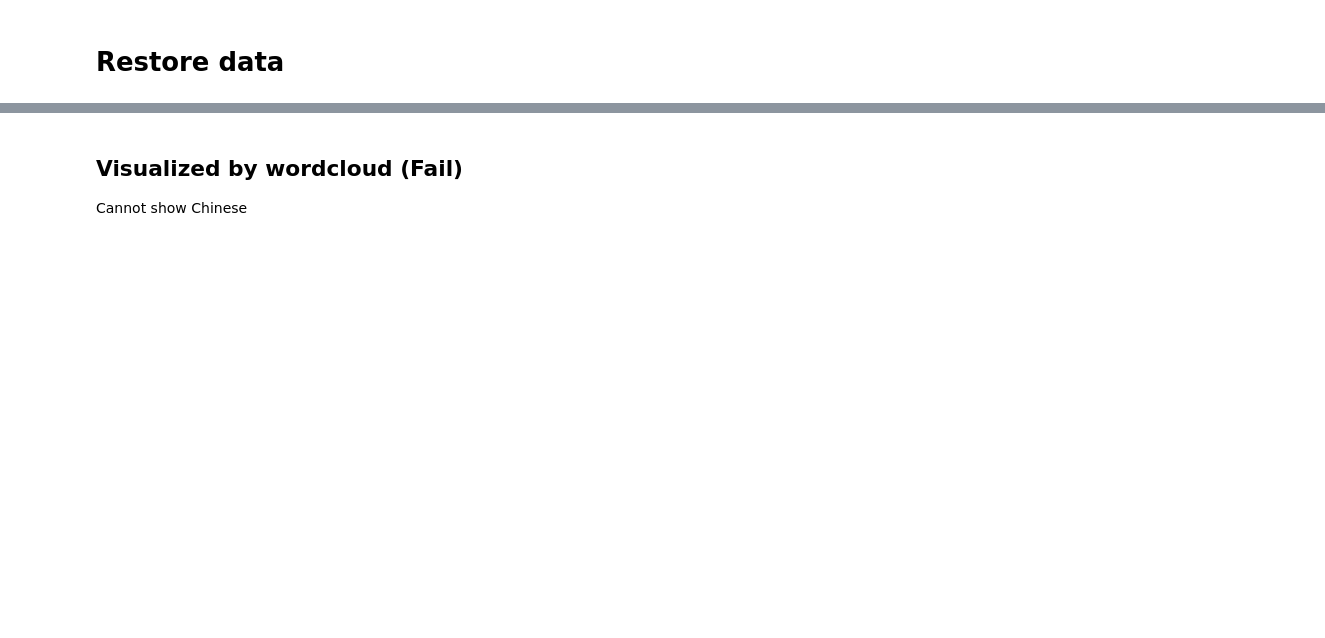
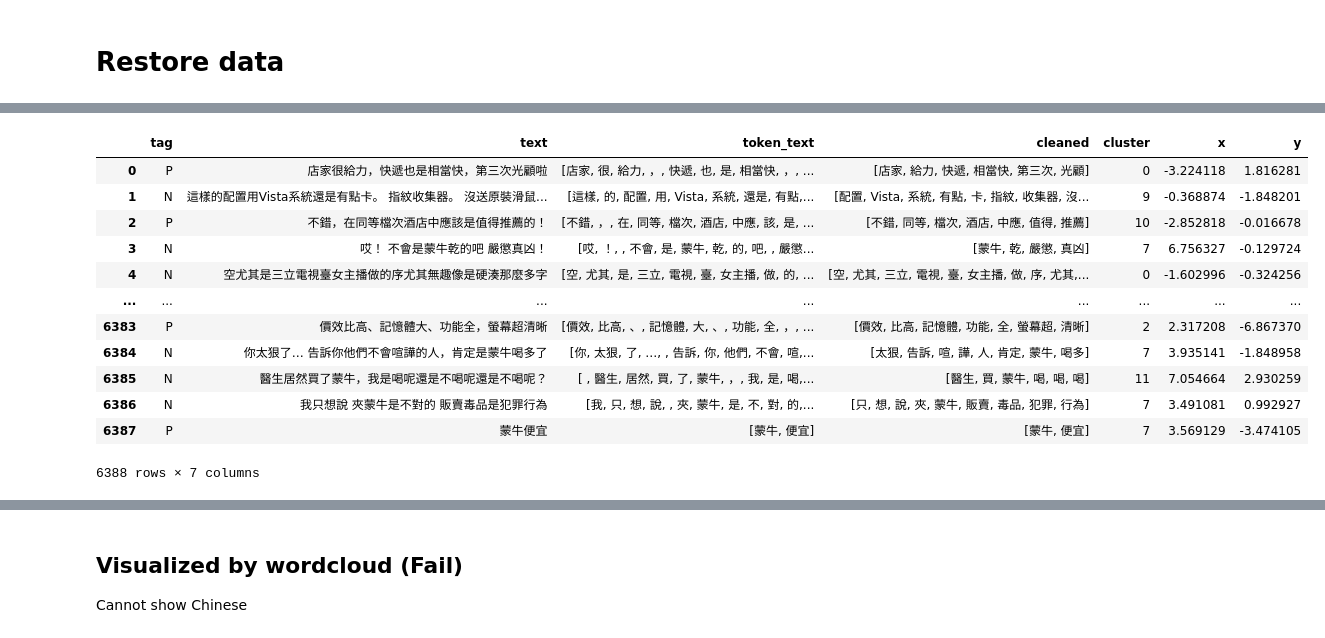
Before and after one commit to p4css/PSS, a Jupyter notebook: TM06_Clustering.ipynb, the cells around one changed output, grey strips where cells are left out. Saved outputs shown, nothing was run; the diff lists cells and outputs as text; code cells hidden in the pictures; blank space fills up the shorter version.

```diff
--- a/TM06_Clustering.ipynb
+++ b/TM06_Clustering.ipynb
@@ -238,0 +270,5 @@ df
+# %%
+from sklearn.manifold import TSNE
+tsne = TSNE(n_components=2, random_state=0)
+points = tsne.fit_transform(X)
+points[:20]
@@ -238,0 +296,18 @@ df
+# %%
+df_point = pd.DataFrame(points, columns = ['x', 'y'])
+df_merge = pd.concat([df, df_point], axis='columns')
+df_merge
+# %% [output]
+|  | tag | text | token_text | cleaned | cluster | x | y |
+| 0 | P | 店家很給力，快遞也是相當快，第三次光顧啦 | [店家, 很, 給力, ，, 快遞, 也, 是, 相當快, ，, ... | [店家, 給力, 快遞, 相當快, 第三次, 光顧] | 0 | -3.224118 | 1.816281 |
+| 1 | N | 這樣的配置用Vista系統還是有點卡。 指紋收集器。 沒送原裝滑鼠... | [這樣, 的, 配置, 用, Vista, 系統, 還是, 有點,... | [配置, Vista, 系統, 有點, 卡, 指紋, 收集器, 沒... | 9 | -0.368874 | -1.848201 |
+| 2 | P | 不錯，在同等檔次酒店中應該是值得推薦的！ | [不錯, ，, 在, 同等, 檔次, 酒店, 中應, 該, 是, ... | [不錯, 同等, 檔次, 酒店, 中應, 值得, 推薦] | 10 | -2.852818 | -0.016678 |
+| 3 | N | 哎！ 不會是蒙牛乾的吧 嚴懲真凶！ | [哎, ！, , 不會, 是, 蒙牛, 乾, 的, 吧, , 嚴懲... | [蒙牛, 乾, 嚴懲, 真凶] | 7 | 6.756327 | -0.129724 |
+| 4 | N | 空尤其是三立電視臺女主播做的序尤其無趣像是硬湊那麼多字 | [空, 尤其, 是, 三立, 電視, 臺, 女主播, 做, 的, ... | [空, 尤其, 三立, 電視, 臺, 女主播, 做, 序, 尤其,... | 0 | -1.602996 | -0.324256 |
+| ... | ... | ... | ... | ... | ... | ... | ... |
+| 6383 | P | 價效比高、記憶體大、功能全，螢幕超清晰 | [價效, 比高, 、, 記憶體, 大, 、, 功能, 全, ，, ... | [價效, 比高, 記憶體, 功能, 全, 螢幕超, 清晰] | 2 | 2.317208 | -6.867370 |
+| 6384 | N | 你太狠了… 告訴你他們不會喧譁的人，肯定是蒙牛喝多了 | [你, 太狠, 了, …, , 告訴, 你, 他們, 不會, 喧,... | [太狠, 告訴, 喧, 譁, 人, 肯定, 蒙牛, 喝多] | 7 | 3.935141 | -1.848958 |
+| 6385 | N | 醫生居然買了蒙牛，我是喝呢還是不喝呢還是不喝呢？ | [ , 醫生, 居然, 買, 了, 蒙牛, ，, 我, 是, 喝,... | [醫生, 買, 蒙牛, 喝, 喝, 喝] | 11 | 7.054664 | 2.930259 |
+| 6386 | N | 我只想說 夾蒙牛是不對的 販賣毒品是犯罪行為 | [我, 只, 想, 說, , 夾, 蒙牛, 是, 不, 對, 的,... | [只, 想, 說, 夾, 蒙牛, 販賣, 毒品, 犯罪, 行為] | 7 | 3.491081 | 0.992927 |
+| 6387 | P | 蒙牛便宜 | [蒙牛, 便宜] | [蒙牛, 便宜] | 7 | 3.569129 | -3.474105 |
+6388 rows × 7 columns
```
Also changed, not shown: parts of 29 cells of this notebook, 4 other files.
